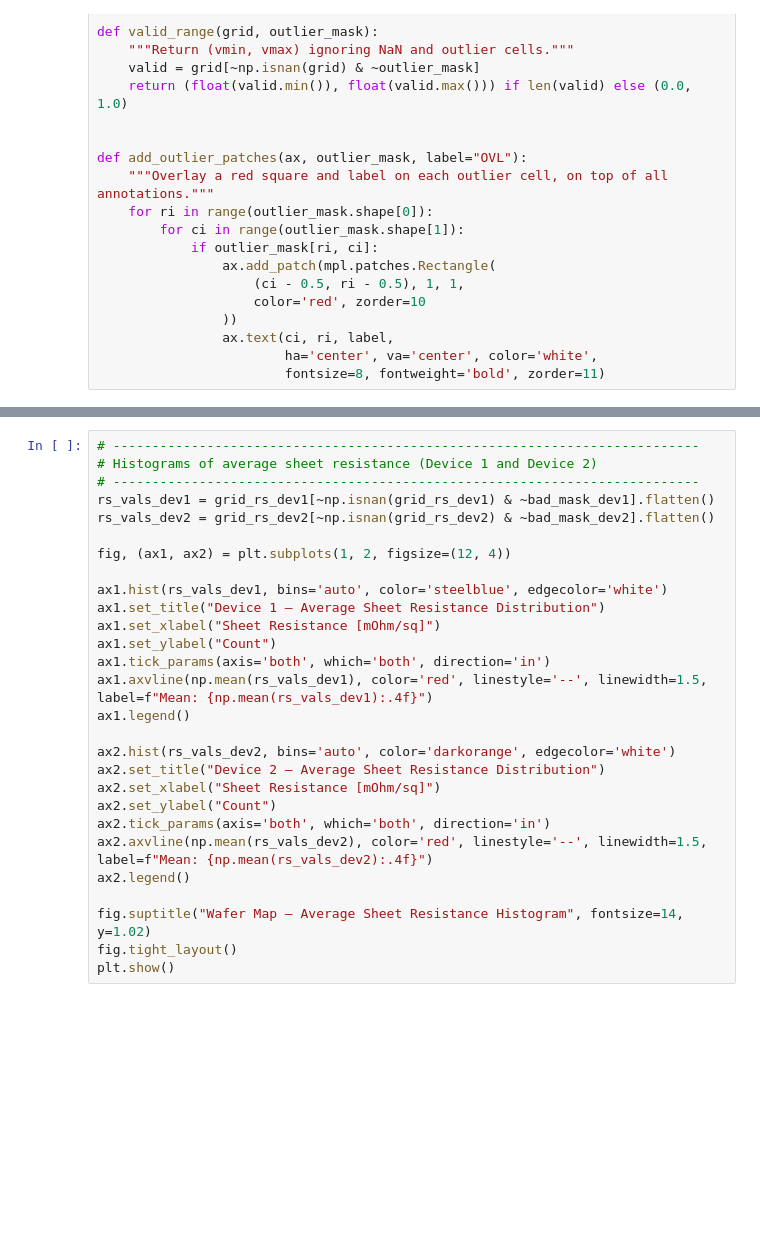
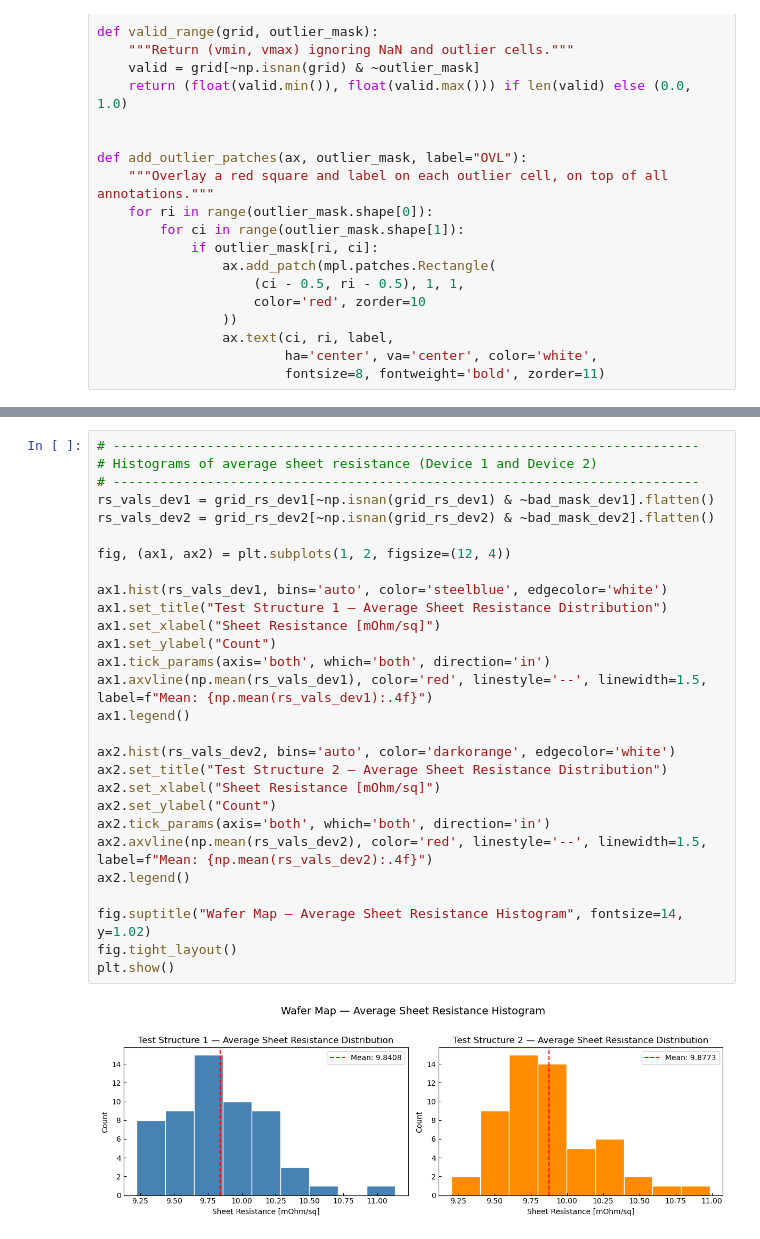
Before and after one commit to gvelarde2/Arceus, a Jupyter notebook: notebooks/Wmap.ipynb, the cells around one changed output, grey strips where cells are left out. Cells and saved outputs as stored; diff of their text form; blank space fills up the shorter version.

```diff
--- a/notebooks/Wmap.ipynb
+++ b/notebooks/Wmap.ipynb
@@ -282,31 +286,33 @@ plt.show()
 # %%
 # ---------------------------------------------------------------------------
 # Histograms of average sheet resistance (Device 1 and Device 2)
 # ---------------------------------------------------------------------------
 rs_vals_dev1 = grid_rs_dev1[~np.isnan(grid_rs_dev1) & ~bad_mask_dev1].flatten()
 rs_vals_dev2 = grid_rs_dev2[~np.isnan(grid_rs_dev2) & ~bad_mask_dev2].flatten()
 
 fig, (ax1, ax2) = plt.subplots(1, 2, figsize=(12, 4))
 
 ax1.hist(rs_vals_dev1, bins='auto', color='steelblue', edgecolor='white')
-ax1.set_title("Device 1 — Average Sheet Resistance Distribution")
+ax1.set_title("Test Structure 1 — Average Sheet Resistance Distribution")
 ax1.set_xlabel("Sheet Resistance [mOhm/sq]")
 ax1.set_ylabel("Count")
 ax1.tick_params(axis='both', which='both', direction='in')
 ax1.axvline(np.mean(rs_vals_dev1), color='red', linestyle='--', linewidth=1.5, label=f"Mean: {np.mean(rs_vals_dev1):.4f}")
 ax1.legend()
 
 ax2.hist(rs_vals_dev2, bins='auto', color='darkorange', edgecolor='white')
-ax2.set_title("Device 2 — Average Sheet Resistance Distribution")
+ax2.set_title("Test Structure 2 — Average Sheet Resistance Distribution")
 ax2.set_xlabel("Sheet Resistance [mOhm/sq]")
 ax2.set_ylabel("Count")
 ax2.tick_params(axis='both', which='both', direction='in')
 ax2.axvline(np.mean(rs_vals_dev2), color='red', linestyle='--', linewidth=1.5, label=f"Mean: {np.mean(rs_vals_dev2):.4f}")
 ax2.legend()
 
 fig.suptitle("Wafer Map — Average Sheet Resistance Histogram", fontsize=14, y=1.02)
 fig.tight_layout()
 plt.show()
+# %% [output]
+[figure, added]
 # %%
 # ---------------------------------------------------------------------------
 # Histograms of average resistance (Device 1 and Device 2)
```
Also changed, not shown: parts of 7 cells of this notebook.
